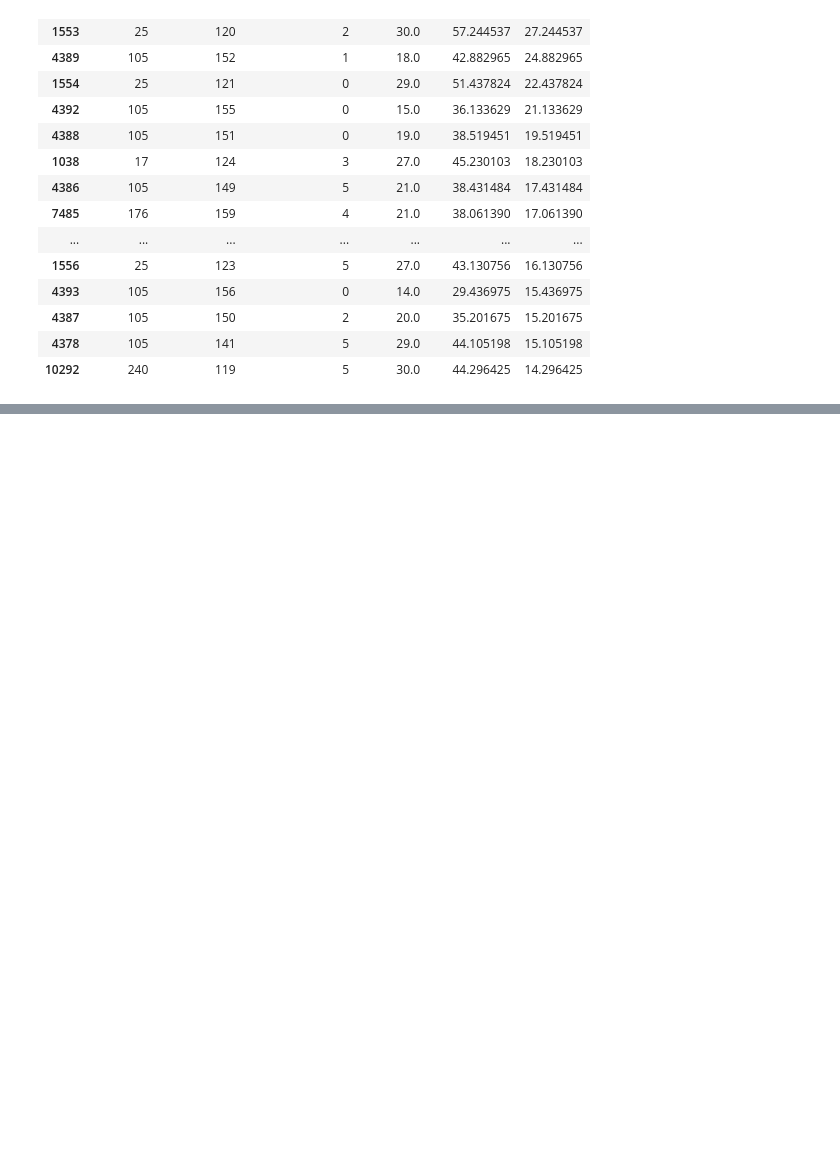
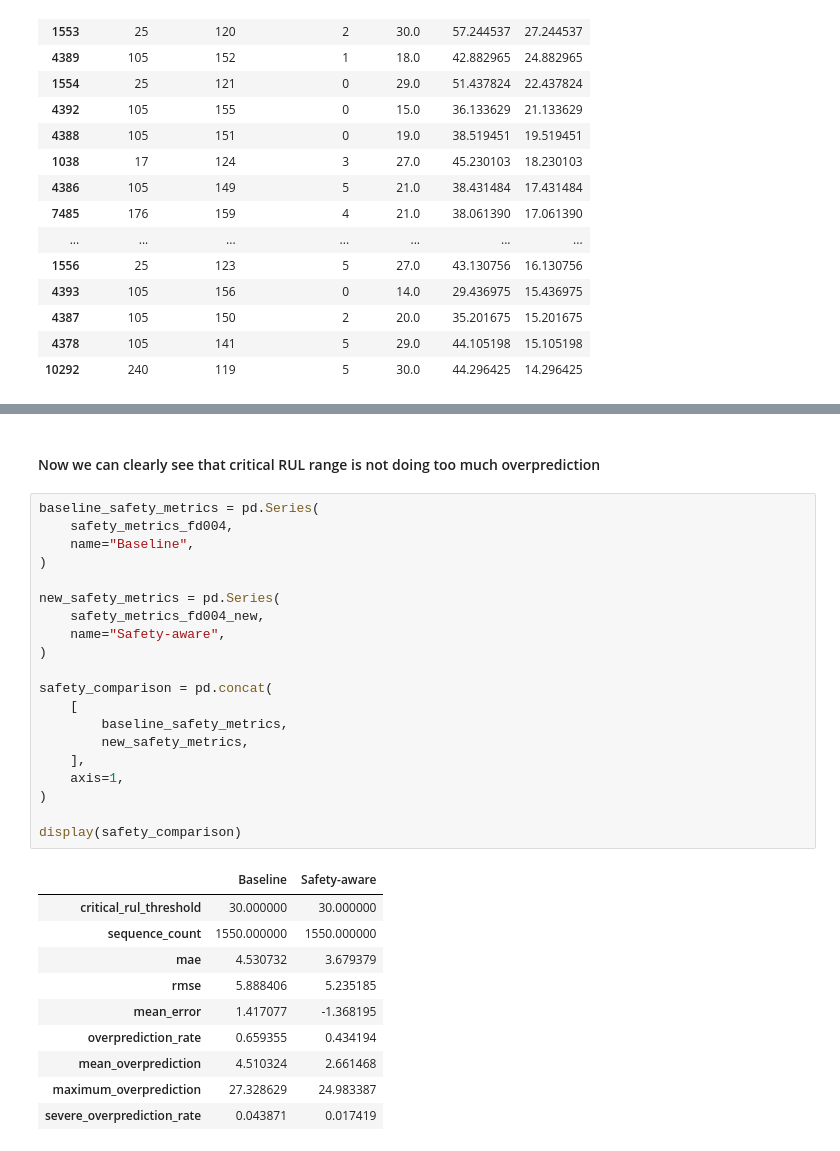
Before and after one commit to iamprakhar10/aircraft-rul-predictor, a Jupyter notebook: notebooks/03_fd004.ipynb, the cells around one changed output, grey strips where cells are left out. Cells and saved outputs as stored; diff of their text form; blank space fills up the shorter version.

Commit message:
Added safety aware loss function, which actually improved LOW RUL overprediction problem

```diff
--- a/notebooks/03_fd004.ipynb
+++ b/notebooks/03_fd004.ipynb
@@ -2026,0 +2494,33 @@ display(worst_critical_predictions)
+# %% [markdown]
+#### Now we can clearly see that critical RUL range is not doing too much overprediction
+# %%
+baseline_safety_metrics = pd.Series(
+    safety_metrics_fd004,
+    name="Baseline",
+)
+
+new_safety_metrics = pd.Series(
+    safety_metrics_fd004_new,
+    name="Safety-aware",
+)
+
+safety_comparison = pd.concat(
+    [
+        baseline_safety_metrics,
+        new_safety_metrics,
+    ],
+    axis=1,
+)
+
+display(safety_comparison)
+# %% [output]
+|  | Baseline | Safety-aware |
+| critical_rul_threshold | 30.000000 | 30.000000 |
+| sequence_count | 1550.000000 | 1550.000000 |
+| mae | 4.530732 | 3.679379 |
+| rmse | 5.888406 | 5.235185 |
+| mean_error | 1.417077 | -1.368195 |
+| overprediction_rate | 0.659355 | 0.434194 |
+| mean_overprediction | 4.510324 | 2.661468 |
+| maximum_overprediction | 27.328629 | 24.983387 |
+| severe_overprediction_rate | 0.043871 | 0.017419 |
```
Also changed, not shown: parts of 2 cells of this notebook.
